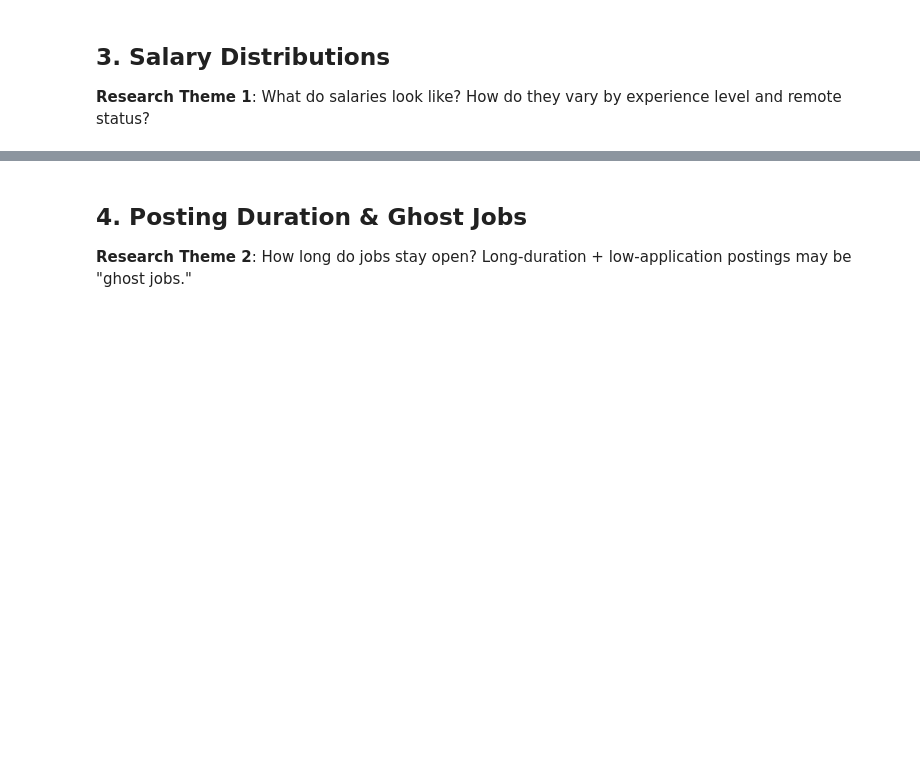
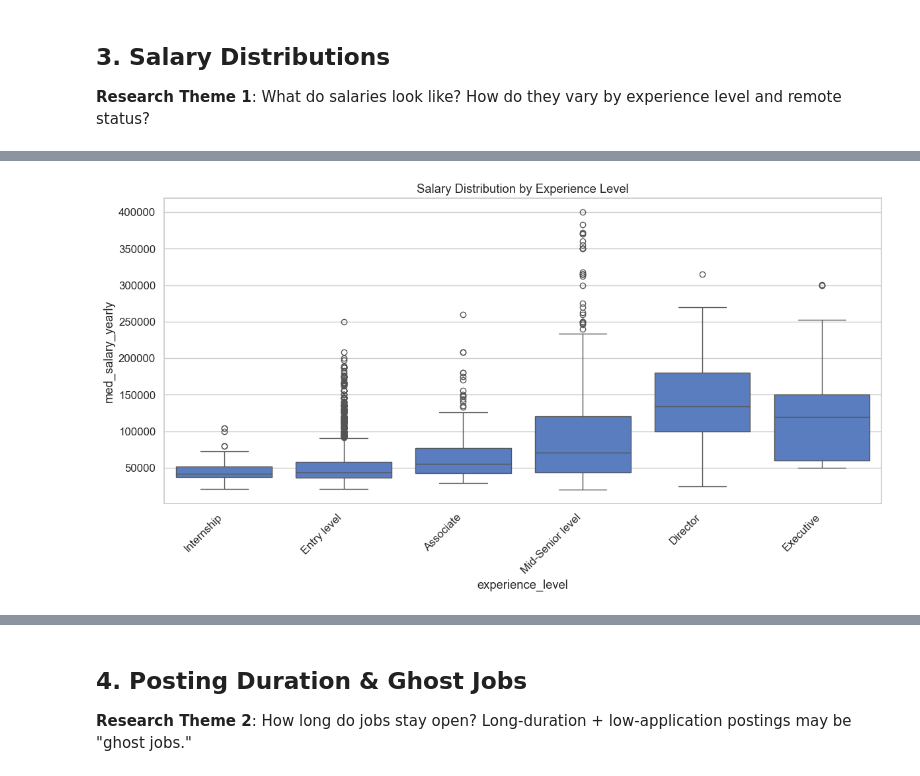
Before and after one commit to mark21097/TalentLens, a Jupyter notebook: notebooks/03-mp-exploratory-data-analysis.ipynb, the cells around one changed output, grey strips where cells are left out. Saved outputs shown, nothing was run; the diff lists cells and outputs as text; code cells hidden in the pictures; blank space fills up the shorter version.

```diff
--- a/notebooks/03-mp-exploratory-data-analysis.ipynb
+++ b/notebooks/03-mp-exploratory-data-analysis.ipynb
@@ -88,14 +140,23 @@ print(df_salary['med_salary_yearly'].describe().round(0))
 # %%
 # Salary by experience level
 exp_order = ['Internship', 'Entry level', 'Associate', 'Mid-Senior level', 'Director', 'Executive']
-exp_order = [e for e in exp_order if e in df_salary['experience_level'].unique()]
+
+# Filter to only experience levels that exist in the data
+available_levels = df_salary['experience_level'].unique()
+filtered_order = []
+for e in exp_order:
+    if e in available_levels:
+        filtered_order.append(e)
+exp_order = filtered_order
 
 plot_box_by_category(
     df_salary[df_salary['med_salary_yearly'].between(20_000, 400_000)],
     x='experience_level',
     y='med_salary_yearly',
     title='Salary Distribution by Experience Level',
     order=exp_order,
     save_name='eda_salary_by_experience'
 )
 plt.show()
+# %% [output]
+[figure, added]
```
Also changed, not shown: parts of 15 cells of this notebook, 2 other files.
